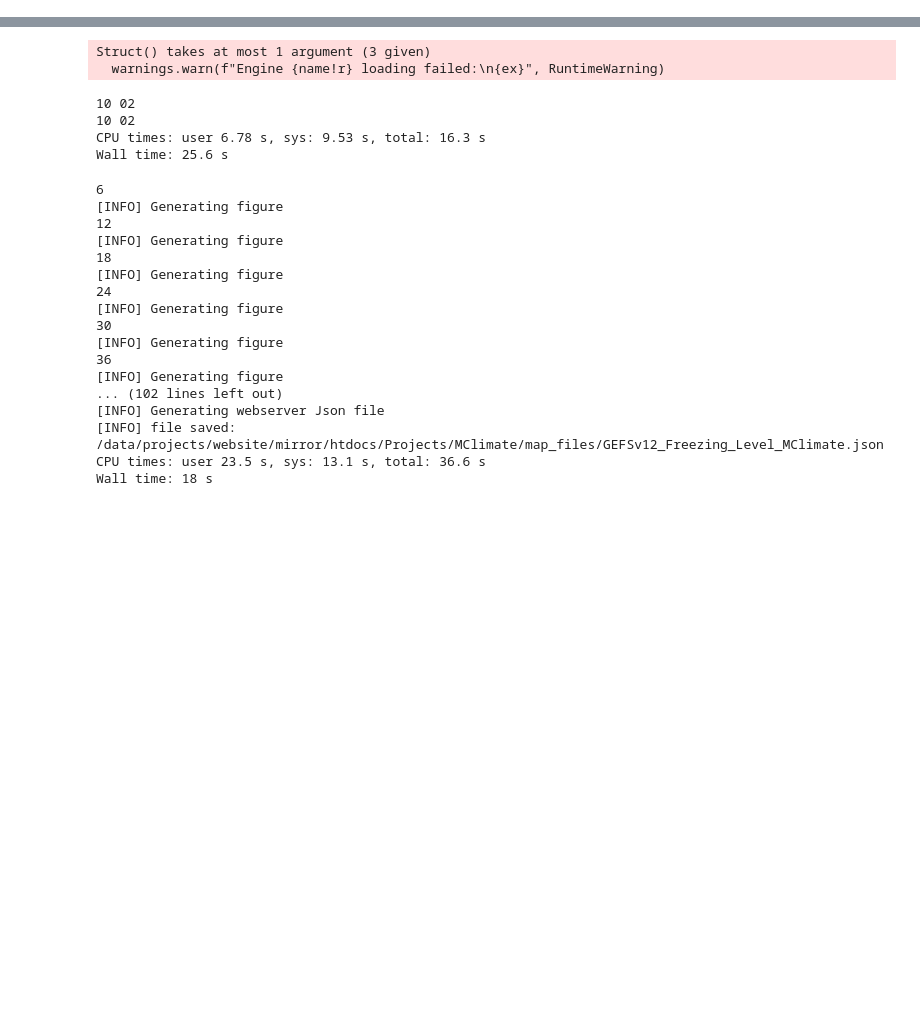
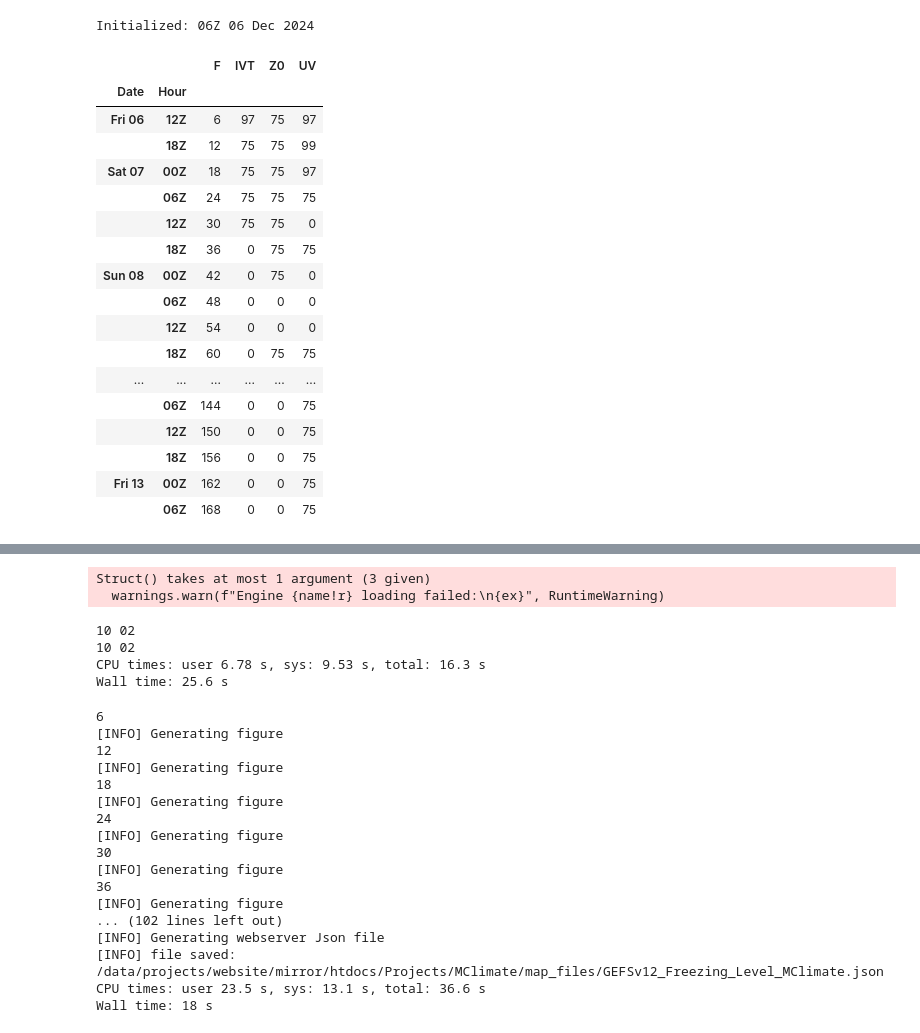
Before and after one commit to CW3E/mclimate_tool_cw3e, a Jupyter notebook: mclimate_ar_landfall_tool.ipynb, the cells around one changed output, grey strips where cells are left out. Cells and saved outputs as stored; diff of their text form; code cells hidden in the pictures; blank space fills up the shorter version.

Commit message:
test table making

```diff
--- a/mclimate_ar_landfall_tool.ipynb
+++ b/mclimate_ar_landfall_tool.ipynb
@@ -266,0 +77,12 @@ with open('out/html_text.txt', mode='r') as in_file, \
+# %%
+##############################
+### LOAD INTERMEDIATE DATA ###
+##############################
+
+print('...Reading Freezing Level data for M-Climate comparison')
+varname = 'freezing_level'
+forecast1, ds1 = mclim_func.run_compare_mclimate_forecast(varname, fdate, model, server='skyriver')
+
+print('...Reading UV data for M-Climate comparison')
+varname = 'uv1000'
+forecast2, ds2 = mclim_func.run_compare_mclimate_forecast(varname, fdate, model, server='skyriver')
@@ -266,0 +94,18 @@ with open('out/html_text.txt', mode='r') as in_file, \
+# %%
+####################
+### CREATE PLOTS ###
+####################
+
+var_lst = ['ivt', 'freezing_level', 'uv1000']
+ds_lst = [ds, ds1, ds2]
+fc_lst = [forecast, forecast1, forecast2]
+region_lst = ['NPAC', 'SEAK']
+
+print('...Writing plots')
+for i, (varname, ds, fc) in enumerate(zip(var_lst, ds_lst, fc_lst)):
+    for region in region_lst:
+        for step in step_lst:
+            print('...for {0}, {1}, {2}'.format(varname, region, step))
+            out_fname = fig_path + '{2}_{0}_mclimate_F{1}'.format(varname, step, region)
+            ## write plots
+            plot_mclimate_forecast(ds, fc, step=step, varname=varname, fname=out_fname, ext_name=region)
@@ -266,0 +142,23 @@ with open('out/html_text.txt', mode='r') as in_file, \
+# %%
+df = create_html_table(ds3, 'SEAK')
+df
+# %% [output]
+Initialized: 06Z 06 Dec 2024
+|  |  | F | IVT | Z0 | UV |
+| Date | Hour |  |  |  |  |
+| Fri 06 | 12Z | 6 | 97 | 75 | 97 |
+|  | 18Z | 12 | 75 | 75 | 99 |
+| Sat 07 | 00Z | 18 | 75 | 75 | 97 |
+|  | 06Z | 24 | 75 | 75 | 75 |
+|  | 12Z | 30 | 75 | 75 | 0 |
+|  | 18Z | 36 | 0 | 75 | 75 |
+| Sun 08 | 00Z | 42 | 0 | 75 | 0 |
+|  | 06Z | 48 | 0 | 0 | 0 |
+|  | 12Z | 54 | 0 | 0 | 0 |
+|  | 18Z | 60 | 0 | 75 | 75 |
+| ... | ... | ... | ... | ... | ... |
+|  | 06Z | 144 | 0 | 0 | 75 |
+|  | 12Z | 150 | 0 | 0 | 75 |
+|  | 18Z | 156 | 0 | 0 | 75 |
+| Fri 13 | 00Z | 162 | 0 | 0 | 75 |
+|  | 06Z | 168 | 0 | 0 | 75 |
```
Also changed, not shown: parts of 14 cells of this notebook.
